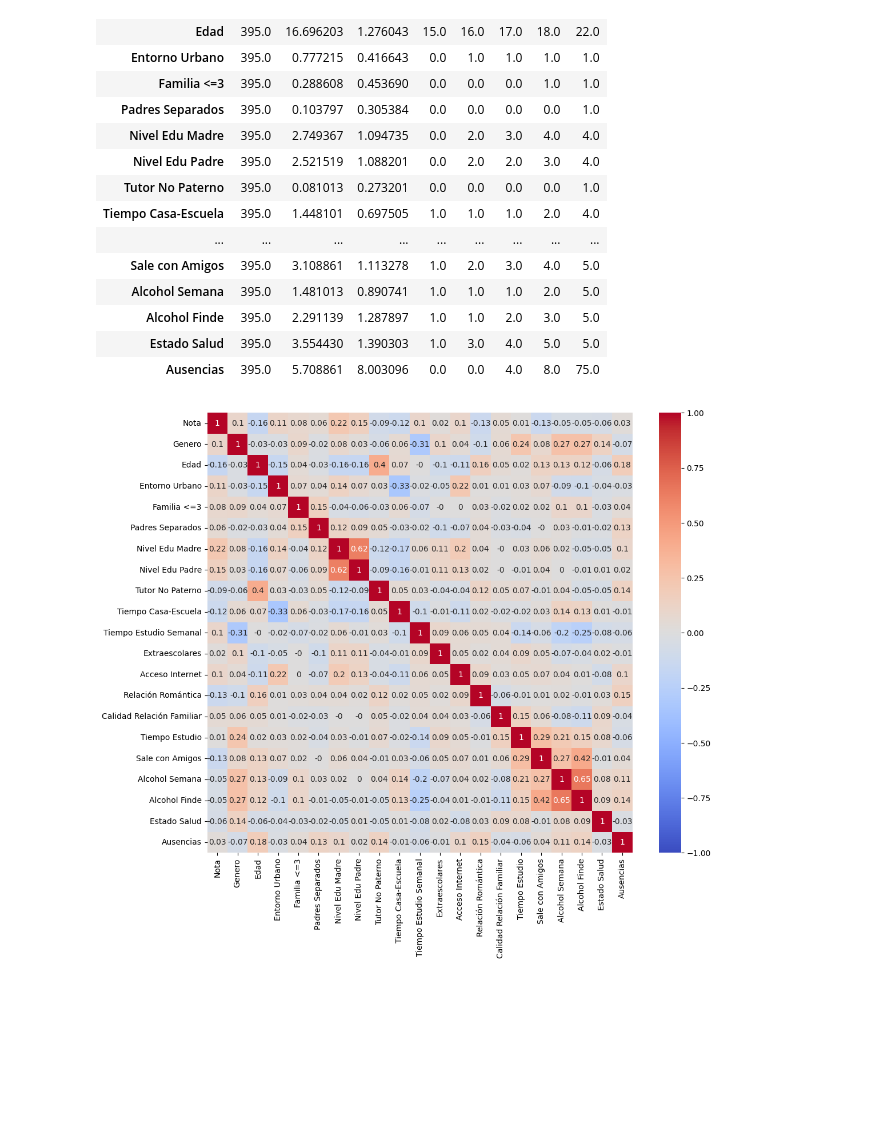
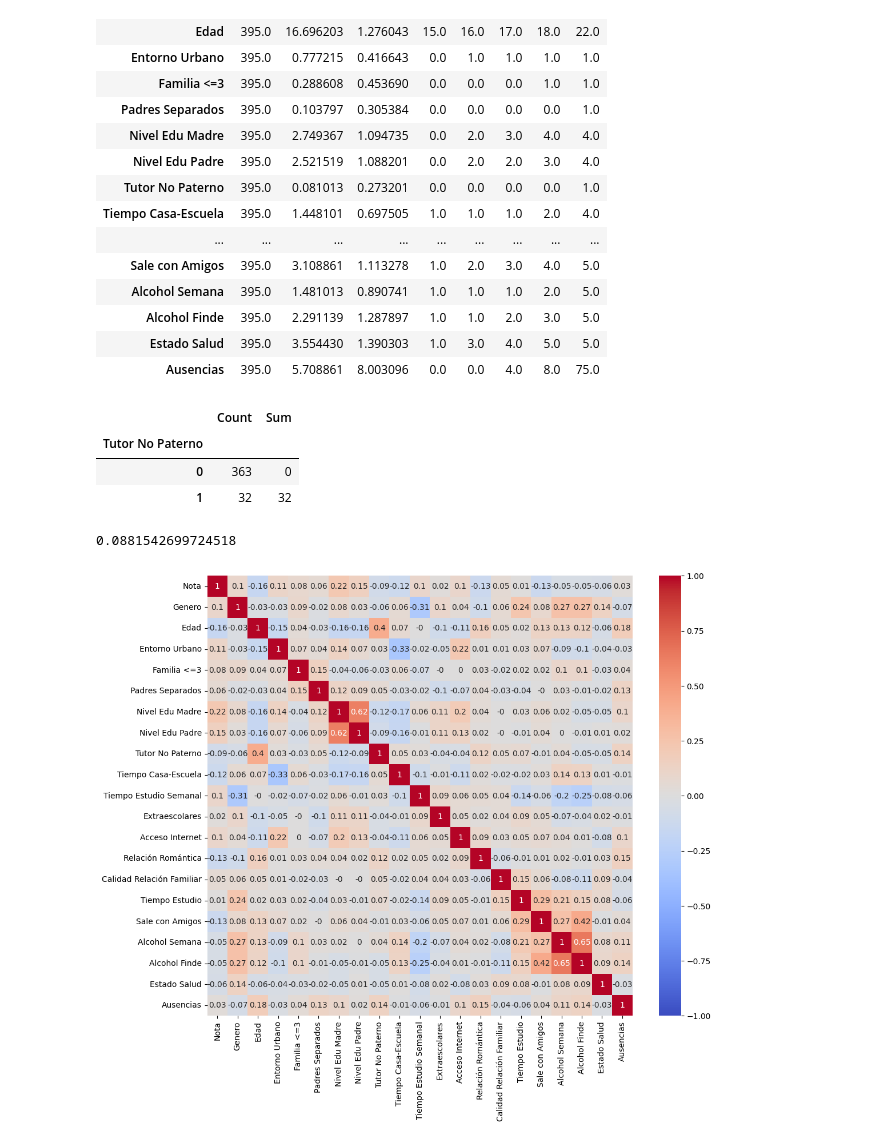
Before and after one commit to abelmmg/TheValley_AI, a Jupyter notebook: 01-05 Arboles Decision de Regresion.ipynb, the cells around one changed output. Saved outputs shown, nothing was run; the diff lists cells and outputs as text; code cells hidden in the pictures; blank space fills up the shorter version.

```diff
--- a/01-05 Arboles Decision de Regresion.ipynb
+++ b/01-05 Arboles Decision de Regresion.ipynb
@@ -129,5 +148,22 @@ df.describe().T
 | Alcohol Finde | 395.0 | 2.291139 | 1.287897 | 1.0 | 1.0 | 2.0 | 3.0 | 5.0 |
 | Estado Salud | 395.0 | 3.554430 | 1.390303 | 1.0 | 3.0 | 4.0 | 5.0 | 5.0 |
 | Ausencias | 395.0 | 5.708861 | 8.003096 | 0.0 | 0.0 | 4.0 | 8.0 | 75.0 |
+# %%
+# Como la variacion standard de 'Tutor No Paterno' esta cerca de 0 le echamos un vistazo
+
+df.groupby("Tutor No Paterno").agg(
+    Count=('Tutor No Paterno', 'count'),  # Contar el número de valores
+    Sum=('Tutor No Paterno', 'sum')       # Sumar los valores
+)
+# %% [output]
+|  | Count | Sum |
+| Tutor No Paterno |  |  |
+| 0 | 363 | 0 |
+| 1 | 32 | 32 |
+# %%
+# vemos la proporcion
+32 / 363
+# %% [output]
+0.0881542699724518
 # %%
 # Visualización de los coeficientes pearson
```
Also changed, not shown: parts of 16 cells of this notebook, 3 other files.
